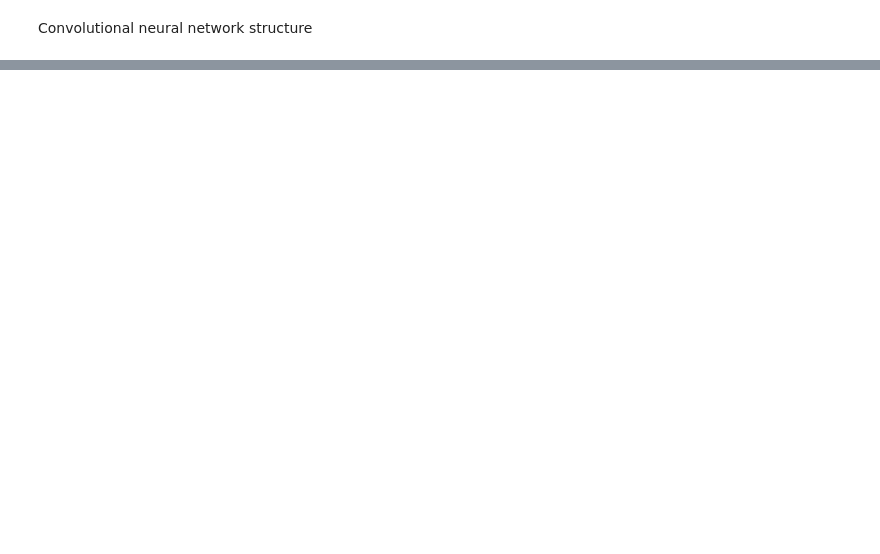
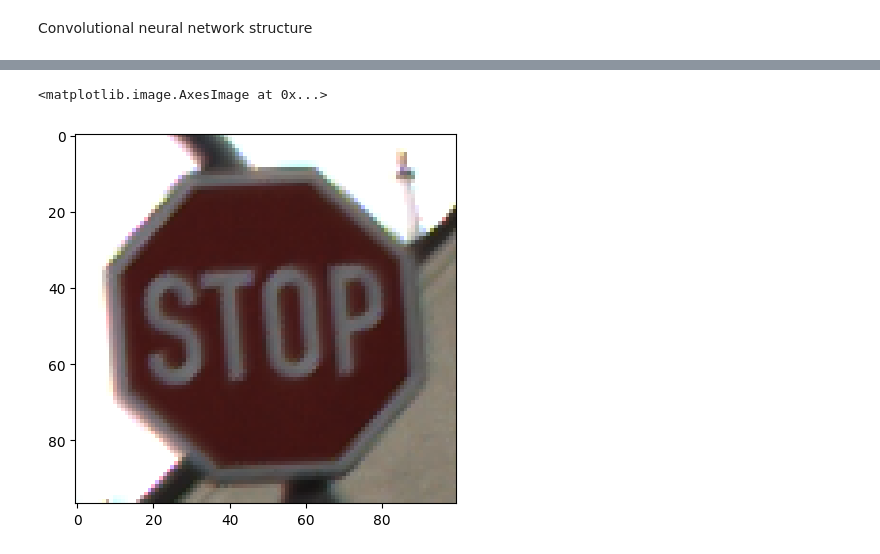
Before and after one commit to samuelffreitas/IA_CNN_project, a Jupyter notebook: main.ipynb, the cells around one changed output, grey strips where cells are left out. Saved outputs shown, nothing was run; the diff lists cells and outputs as text; code cells hidden in the pictures; blank space fills up the shorter version.

```diff
--- a/main.ipynb
+++ b/main.ipynb
@@ -199,0 +196,9 @@ print(prediction)
+# %%
+# 93 / 111 / 132 -> STOP images
+
+test_img = Image.open('./data/Test/00093.png')
+
+plt.imshow(test_img, cmap='grey')
+# %% [output]
+<matplotlib.image.AxesImage at 0x...>
+[figure, added]
```
Also changed, not shown: parts of 9 cells of this notebook.
